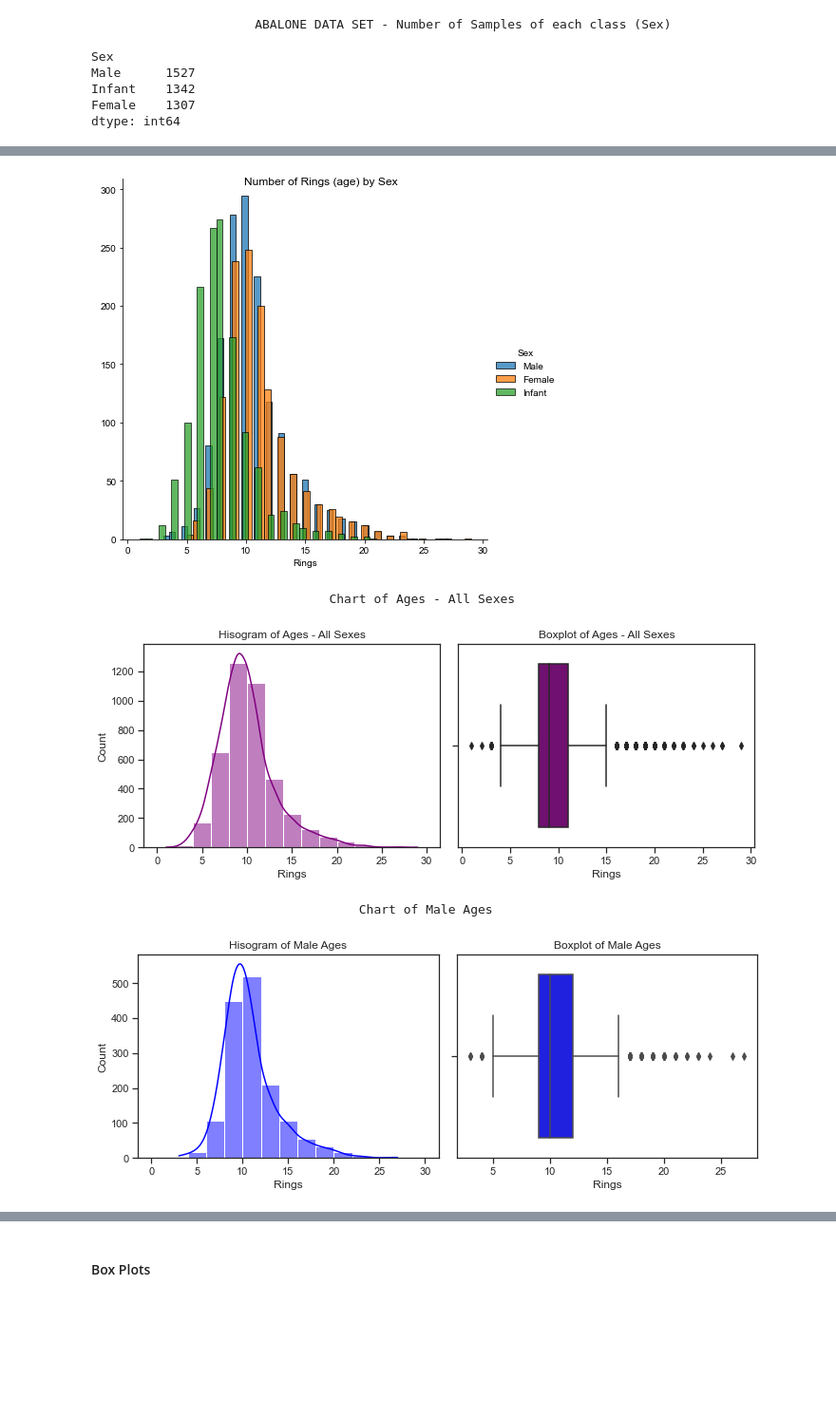
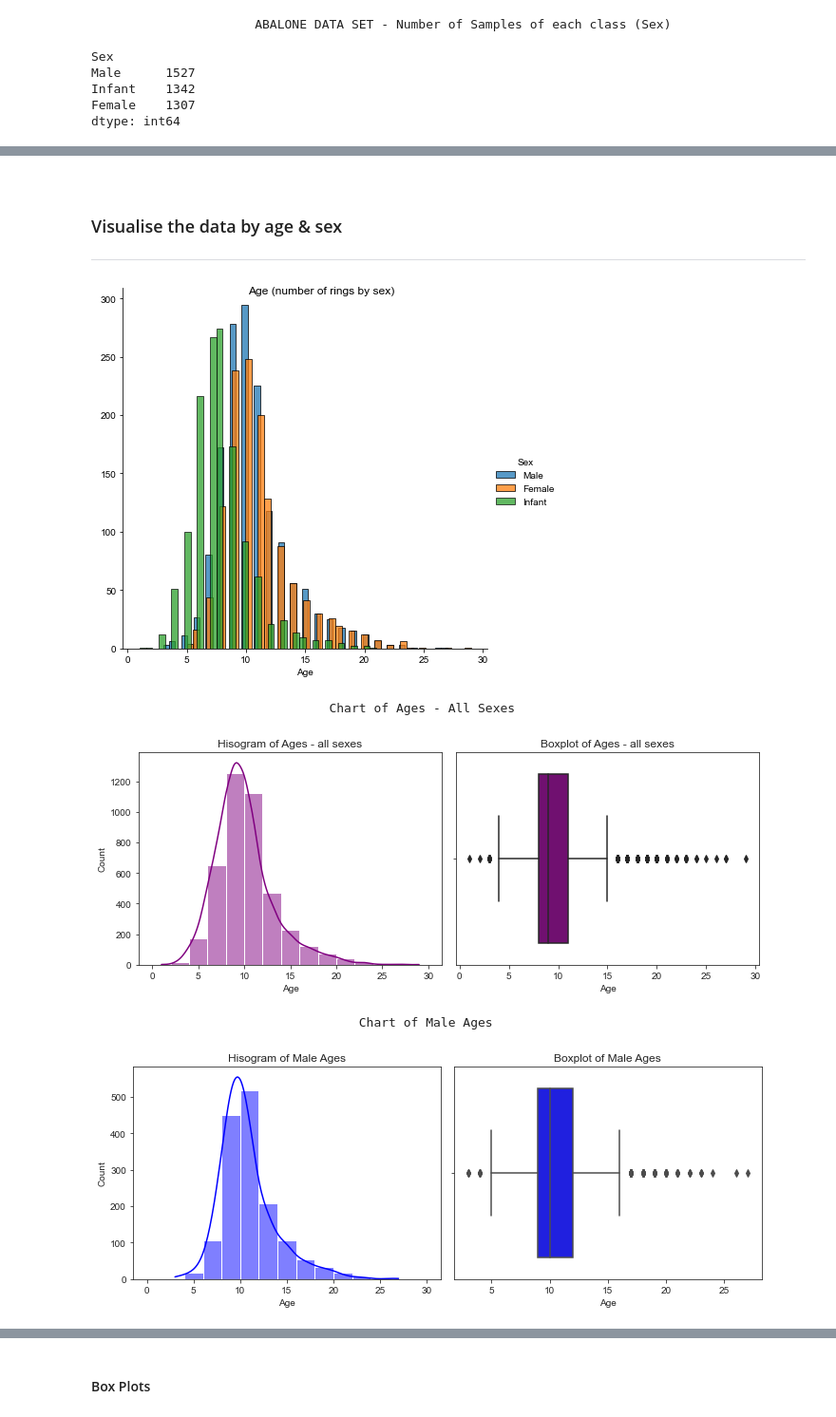
Before and after one commit to Fiona-600/Machine-Learning-and-Statistics-Project, a Jupyter notebook: scikit-learn.ipynb, the cells around one changed output, grey strips where cells are left out. Shown at 95% size. Drawn from its saved outputs; the diff is of its cells as text; code cells hidden in the pictures; blank space fills up the shorter version.

```diff
--- a/scikit-learn.ipynb
+++ b/scikit-learn.ipynb
@@ -97,15 +153,6 @@ import sklearn.neighbors as nei    # K nearest neighbours
 # %%
-# Set default seaborn style
-sns.set
-
-# Redirect output of analysis.py
-# Ref Source: https://stackoverflow.com/questions/7152762/how-to-redirect-print-output-to-a-file-using-python
-# import sys
-# sys.stdout=open("abalone.csv","w")
-
-abalone = pd.read_csv("abalone.csv" , names = None , index_col = None)
-abalone_df = pd.DataFrame(abalone)
-abalone_df.columns=['Sex','Length', 'Diameter', 'Height','Whole_Weight', 'Schucked_Weight', 'Viscera_Weight', 'Shell_Weight','Rings']
+abalone_df = pd.DataFrame(pd.read_csv("abalone.csv" , names = None , index_col = None))
+abalone_df.columns=['Sex','Length', 'Diameter', 'Height','Whole_Weight', 'Schucked_Weight', 'Viscera_Weight', 'Shell_Weight','Age']
 abalone_df = abalone_df.replace('I','Infant')
 abalone_df = abalone_df.replace('M','Male')
 abalone_df = abalone_df.replace('F','Female')
@@ -128,0 +227,3 @@ pd.set_option('expand_frame_repr', False) # Print the dataframe on a single line
+# %%
+# Remove the empty samples
+abalone_df = abalone_df[abalone_df.Height != 0]
@@ -266,17 +364,20 @@ Sex
 Female  11.1      10  3.1    5   29
 Infant   7.9       8  2.5    1   21
 Male    10.7      10  3.0    3   27
+# %% [markdown]
+<br/>
+
+### Visualise the data by age & sex
+_____________
 # %%
-#ABALONE DATA SET - MULTI DIMENSIONAL HISTOGRAMS (By Age & Sex)
-
-Age = sns.FacetGrid (abalone_df, height = 6, hue = "Sex").map(sns.histplot,"Rings").add_legend().fig.suptitle('Number of Rings (age) by Sex')
+Age = sns.FacetGrid (abalone_df, height = 6, hue = "Sex").map(sns.histplot,"Age").add_legend().fig.suptitle('Age (number of rings by sex)')
 sns.set_style ("whitegrid")
 sns.set_style ("ticks")
 a4_dims = (11.7, 8.27)
 fig , Age = sns.figsize = a4_dims
 plt.show()
 # %% [output]
-[figure, old version]
+[figure, new version]
 # %%
 # Underlying data to chart above:
 # %%
@@ -295,28 +396,24 @@ plt.rcParams["figure.figsize"] = [10.00, 4]
 plt.rcParams["figure.autolayout"] = True
 f, axes = plt.subplots(1, 2)
 
-sns.histplot(x = abalone_df["Rings"], kde=True, bins=range(0, 31, 2), color = "purple", ax=axes[0]).set (title='Hisogram of Ages - All Sexes')
-sns.boxplot(x=abalone_df["Rings"], color = "purple", ax=axes[1]).set (title='Boxplot of Ages - All Sexes')
+sns.histplot(x = abalone_df["Age"], kde=True, bins=range(0, 31, 2), color = "purple", ax=axes[0]).set (title='Hisogram of Ages - all sexes')
+sns.boxplot(x=abalone_df["Age"], color = "purple", ax=axes[1]).set (title='Boxplot of Ages - all sexes')
 plt.show()
 # %% [output]
                                 Chart of Ages - All Sexes
-[figure, old version]
+[figure, new version]
 # %%
 print("")
 print(("Chart of Male Ages").center(90))
-#plt.xticks(range(0, 31, 4))
-#plt.xlim(0, 30)
-#plt.figure(figsize=(cols * 5, rows * 5))
 plt.rcParams["figure.figsize"] = [10.00, 4]
 plt.rcParams["figure.autolayout"] = True
 f, axes = plt.subplots(1, 2)
-
-sns.histplot(x = man_df["Rings"], kde=True, bins=range(0, 31, 2), color = "blue", ax=axes[0]).set (title='Hisogram of Male Ages')
-sns.boxplot(x=man_df["Rings"], color = "blue", ax=axes[1]).set (title='Boxplot of Male Ages')
+sns.histplot(x = man_df["Age"], kde=True, bins=range(0, 31, 2), color = "blue", ax=axes[0]).set (title='Hisogram of Male Ages')
+sns.boxplot(x=man_df["Age"], color = "blue", ax=axes[1]).set (title='Boxplot of Male Ages')
 plt.show()
 # %% [output]
                                     Chart of Male Ages
-[figure, old version]
+[figure, new version]
 # %%
 print("")
 print(("Chart of Female Ages").center(90))
```
Also changed, not shown: parts of 85 cells of this notebook, 6 other files.
